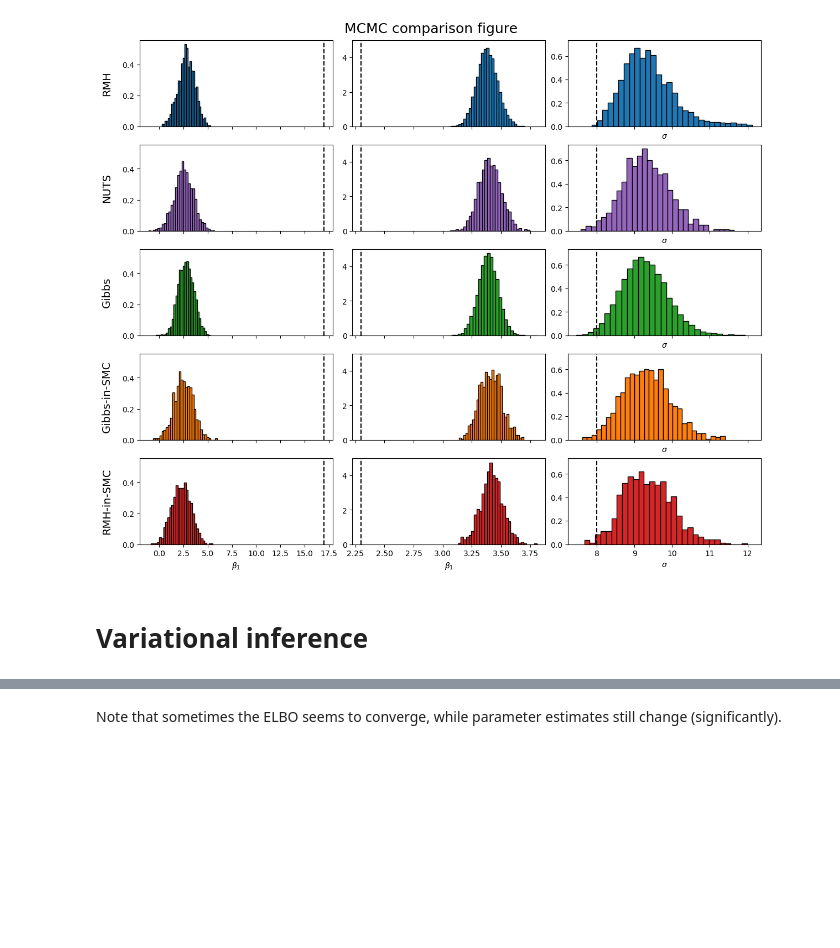
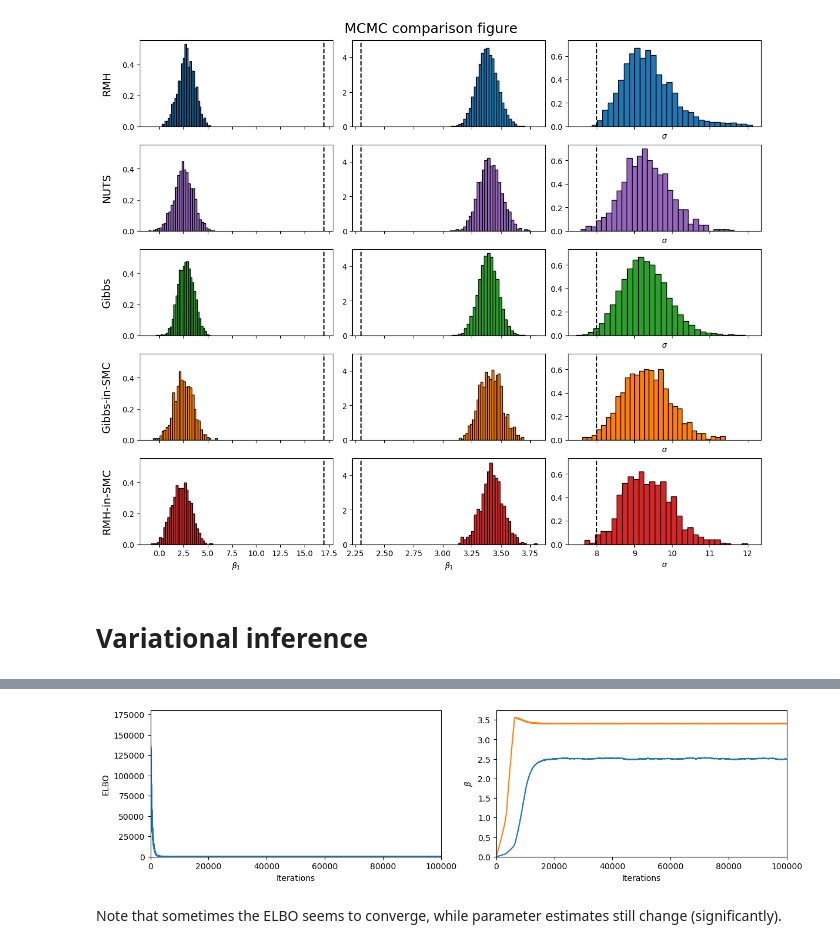
Before and after one commit to UncertaintyInComplexSystems/bamojax, a Jupyter notebook: bamojax/examples/toy_examples/linear_regression.ipynb, the cells around one changed output, grey strips where cells are left out. Cells and saved outputs as stored; diff of their text form; code cells hidden in the pictures; blank space fills up the shorter version.

```diff
--- a/bamojax/examples/toy_examples/linear_regression.ipynb
+++ b/bamojax/examples/toy_examples/linear_regression.ipynb
@@ -368,3 +307,31 @@ for ax in axes:
+# %%
+from blackjax import meanfield_vi
+from bamojax.variational_inference import meanfield_variational_inference
+import optax
+
+num_steps = 100_000
+num_samples = 10
+
+optimizer = optax.chain(
+    optax.clip_by_global_norm(1.0),  # Limit gradient norm to 1.0 -> this seems needed! One could also try a scheduler
+    optax.sgd(learning_rate=1e-3)
+)
+
+states, infos = meanfield_variational_inference(key, model=LinearRegression, num_samples=num_samples, num_steps=num_steps, optimizer=optimizer)
+
+_, axes = plt.subplots(nrows=1, ncols=2, sharex=True, constrained_layout=True, figsize=(12, 3))
+ax = axes[0]
+ax.plot(jnp.arange(num_steps), jnp.asarray(infos.elbo))
+ax.set_ylabel('ELBO')
+ax = axes[1]
+ax.plot(jnp.arange(num_steps), states.mu['beta'])
+ax.set_ylabel(r'$\beta$')
+for ax in axes:
+    ax.set_xlabel('Iterations')
+    ax.set_xlim([0, num_steps])
+    ax.set_ylim(bottom=0)
+# %% [output]
+[figure, added]
 # %% [markdown]
 Note that sometimes the ELBO seems to converge, while parameter estimates still change (significantly).
 # %%
```
Also changed, not shown: parts of 3 cells of this notebook, 1 other file.
